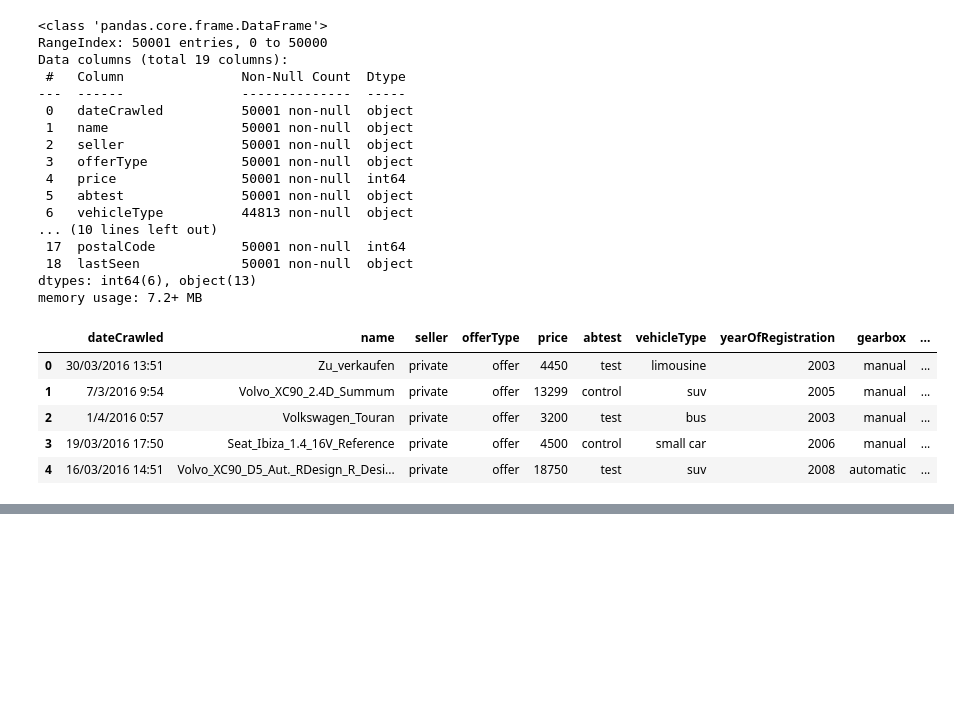
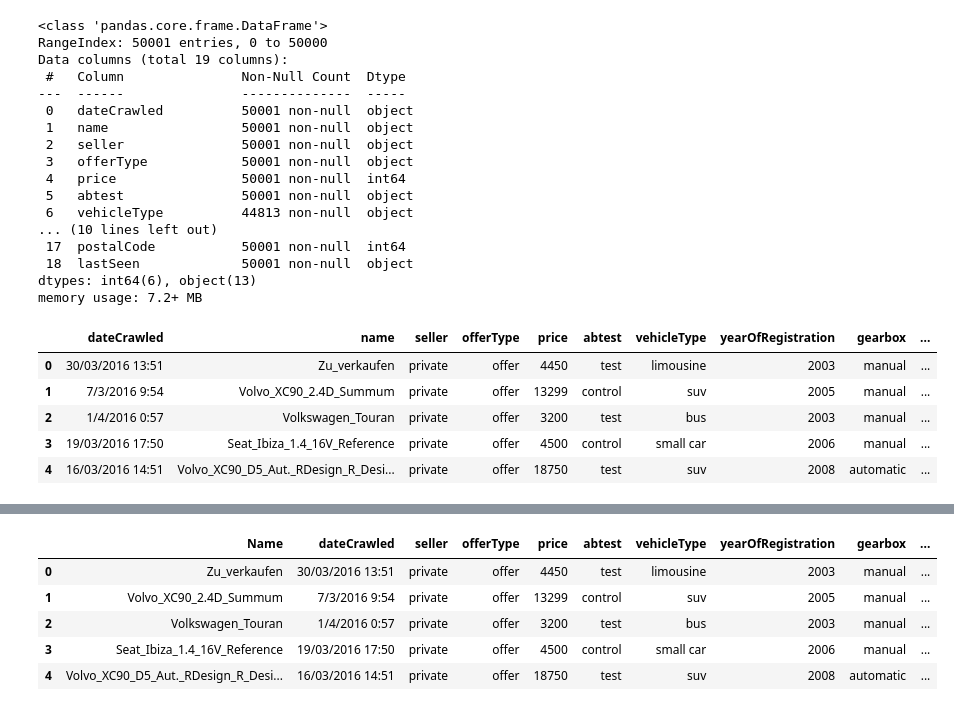
Before and after one commit to himanshubaretha/Data-Science, a Jupyter notebook: Cars.ipynb, the cells around one changed output, grey strips where cells are left out. Saved outputs shown, nothing was run; the diff lists cells and outputs as text; code cells hidden in the pictures; blank space fills up the shorter version.

```diff
--- a/Cars.ipynb
+++ b/Cars.ipynb
@@ -33,0 +118,9 @@ Data.head(5)
+# %%
+Data.head(5)
+# %% [output]
+|  | Name | dateCrawled | seller | offerType | price | abtest | vehicleType | yearOfRegistration | gearbox | ... |
+| 0 | Zu_verkaufen | 30/03/2016 13:51 | private | offer | 4450 | test | limousine | 2003 | manual | ... |
+| 1 | Volvo_XC90_2.4D_Summum | 7/3/2016 9:54 | private | offer | 13299 | control | suv | 2005 | manual | ... |
+| 2 | Volkswagen_Touran | 1/4/2016 0:57 | private | offer | 3200 | test | bus | 2003 | manual | ... |
+| 3 | Seat_Ibiza_1.4_16V_Reference | 19/03/2016 17:50 | private | offer | 4500 | control | small car | 2006 | manual | ... |
+| 4 | Volvo_XC90_D5_Aut._RDesign_R_Desi... | 16/03/2016 14:51 | private | offer | 18750 | test | suv | 2008 | automatic | ... |
```
Also changed, not shown: parts of 9 cells of this notebook, 6 other files.
